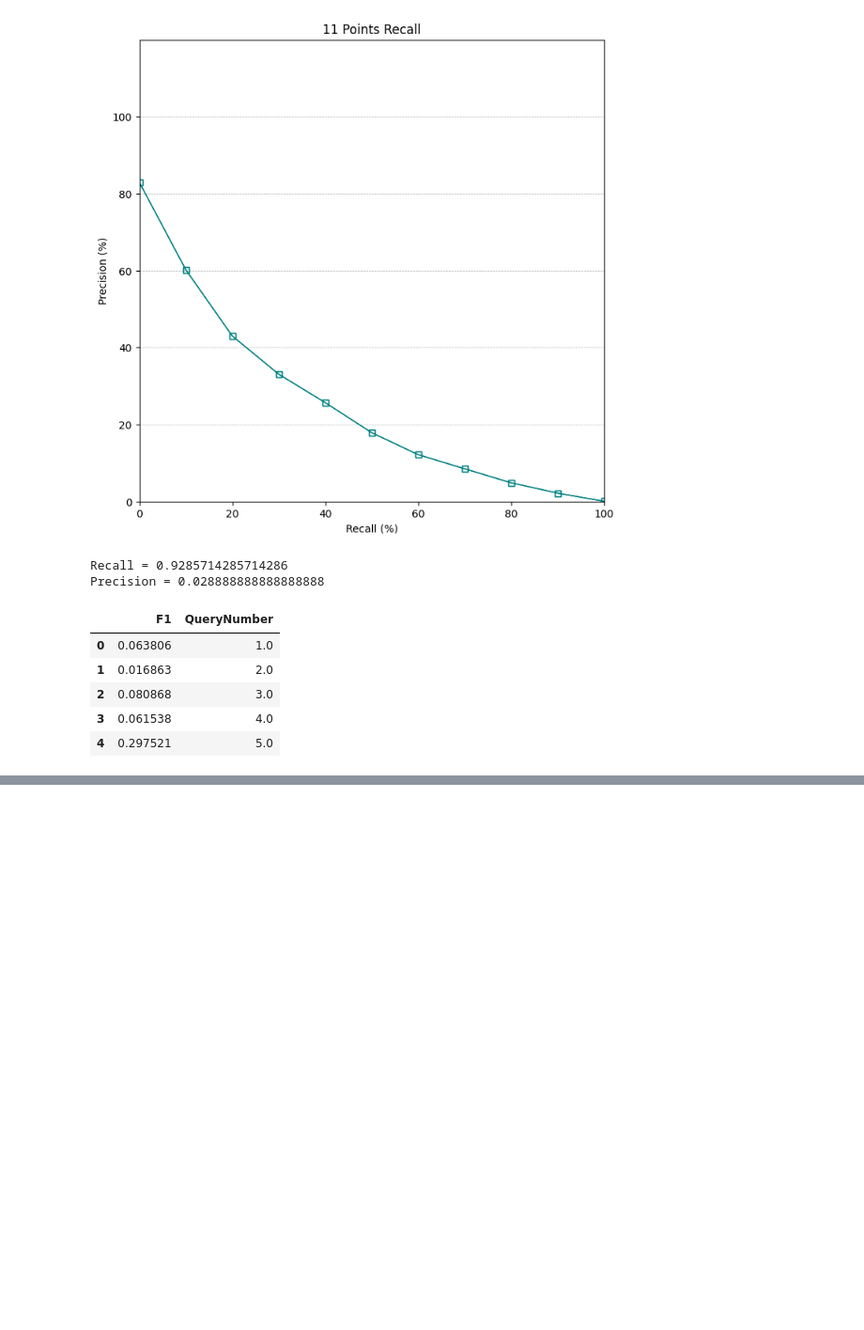
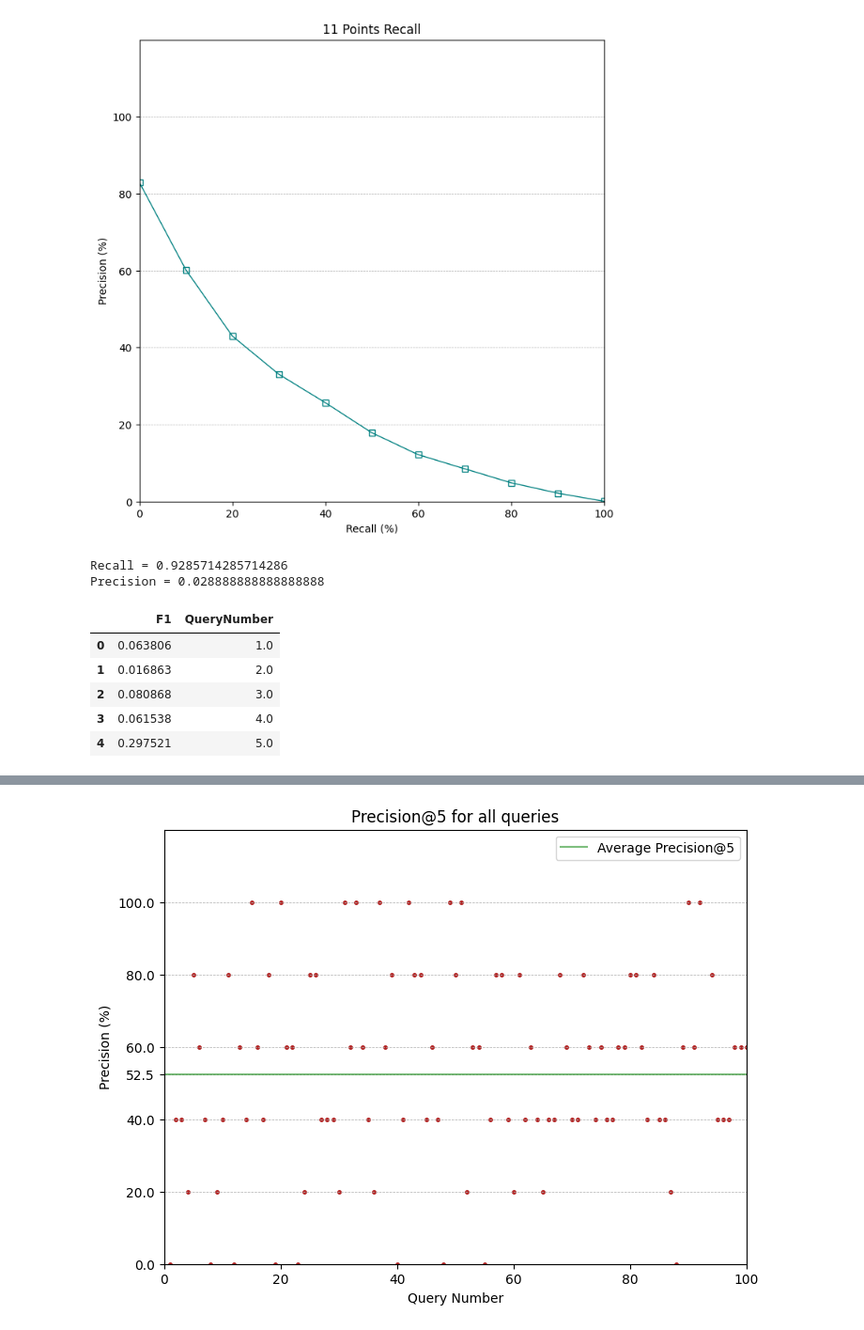
Before and after one commit to SylvioMello/BuscaEMineracaoDeTexto, a Jupyter notebook: TrabalhoIndividual/SRC/AvaliacaoModeloRI.ipynb, the cells around one changed output, grey strips where cells are left out. Shown at 94% size. Saved outputs shown, nothing was run; the diff lists cells and outputs as text; code cells hidden in the pictures; blank space fills up the shorter version.

```diff
--- a/TrabalhoIndividual/SRC/AvaliacaoModeloRI.ipynb
+++ b/TrabalhoIndividual/SRC/AvaliacaoModeloRI.ipynb
@@ -232,0 +270,20 @@ f1.head()
+# %%
+def get_precision_at_k(k, expected_docs, results_docs, query_number):
+    correct_list = expected_docs[query_number]
+    returned_list = results_docs[query_number]
+    return precision(correct_list, returned_list[:k])
+
+def get_p_at_k_table(k, expected_docs, results_docs):
+    query_numbers = list(ex_docs.keys())
+    pk_table = pd.DataFrame([], columns=[f"P@{k}", "QueryNumber"])
+    for index, query_number in enumerate(query_numbers):
+        pk = get_precision_at_k(k, expected_docs, results_docs, query_number)
+        pk_table.loc[index] = [pk, query_number]
+    return pk_table
+
+p5 = get_p_at_k_table(5, ex_docs, res_docs)
+p10 = get_p_at_k_table(10, ex_docs, res_docs)
+p5.to_csv("../AvaliacaoModeloRI/precision@5-stemmer-5.csv")
+p10.to_csv("../AvaliacaoModeloRI/precision@10-stemmer-7.csv")
+
+get_p_at_k_table(3, ex_docs, res_docs).head()
@@ -232,0 +297,18 @@ f1.head()
+# %%
+def get_avg_p_at_k(k, pk_table):
+    return pk_table[f"P@{k}"].sum() / len(pk_table[f"P@{k}"])
+
+plt.figure(figsize=(8, 6))
+plt.scatter(p5["QueryNumber"], p5["P@5"], s=6, c="firebrick")
+plt.axhline(get_avg_p_at_k(5, p5), alpha=0.5, color="green", label="Average Precision@5")
+plt.axis([0, 100, 0, 120])
+plt.grid(axis="y", linestyle = '--', linewidth=0.5)
+plt.title("Precision@5 for all queries")
+plt.xlabel("Query Number")
+plt.ylabel("Precision (%)")
+plt.yticks([0, 20, 40, get_avg_p_at_k(5, p5), 60, 80, 100])
+plt.legend()
+plt.savefig("../AvaliacaoModeloRI/precision@5-stemmer-5.png")
+plt.show()
+# %% [output]
+[figure, added]
```
Also changed, not shown: parts of 11 cells of this notebook, 10 other files.
